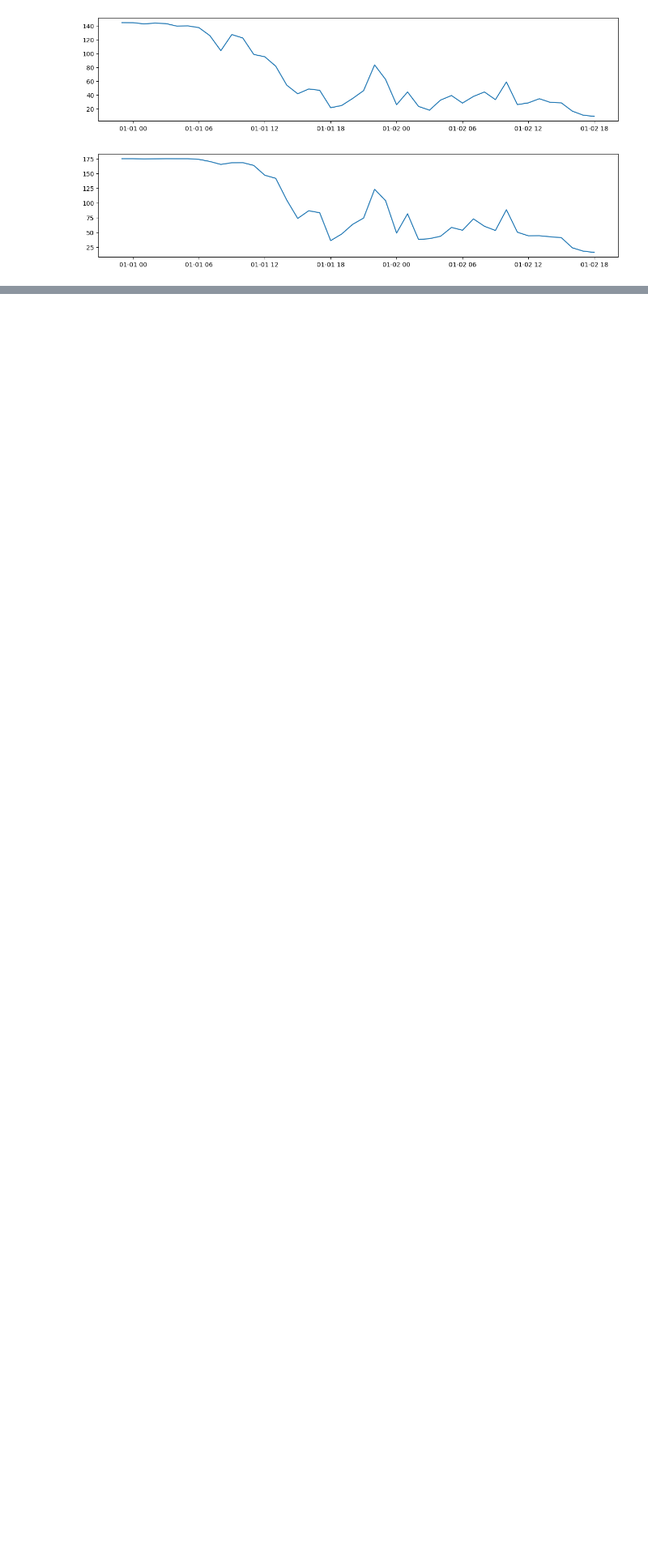
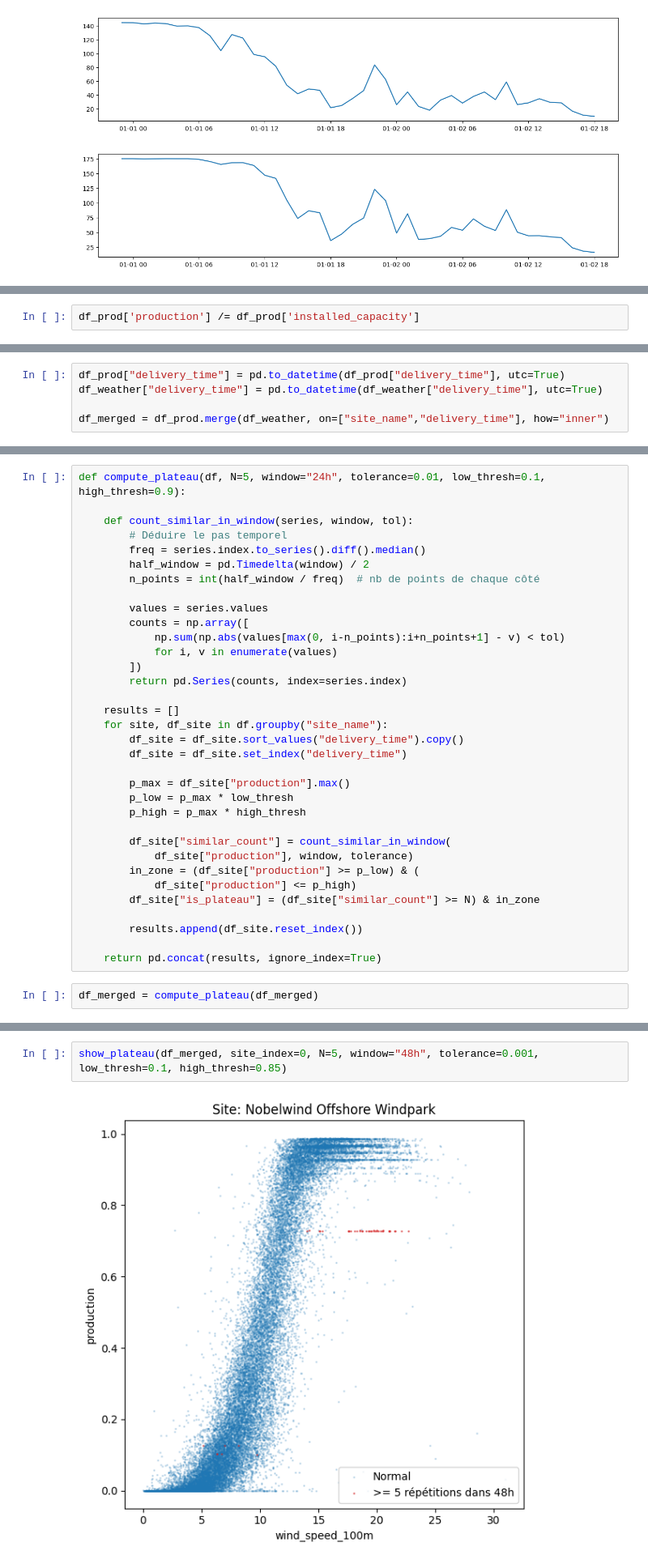
Before and after one commit to Nicolas2412/wind_forecast, a Jupyter notebook: wpp_forecast.ipynb, the cells around one changed output, grey strips where cells are left out. Shown at 81% size. Saved outputs shown, nothing was run; the diff lists cells and outputs as text; blank space fills up the shorter version.

Commit message:
exploration solution pour les plateaux

```diff
--- a/wpp_forecast.ipynb
+++ b/wpp_forecast.ipynb
@@ -92,0 +102,2 @@ plt.show()
+# %%
+df_prod['production'] /= df_prod['installed_capacity']
@@ -92,0 +126,5 @@ plt.show()
+# %%
+df_prod["delivery_time"] = pd.to_datetime(df_prod["delivery_time"], utc=True)
+df_weather["delivery_time"] = pd.to_datetime(df_weather["delivery_time"], utc=True)
+
+df_merged = df_prod.merge(df_weather, on=["site_name","delivery_time"], how="inner")
@@ -92,0 +141,36 @@ plt.show()
+# %%
+def compute_plateau(df, N=5, window="24h", tolerance=0.01, low_thresh=0.1, high_thresh=0.9):
+
+    def count_similar_in_window(series, window, tol):
+        # Déduire le pas temporel
+        freq = series.index.to_series().diff().median()
+        half_window = pd.Timedelta(window) / 2
+        n_points = int(half_window / freq)  # nb de points de chaque côté
+
+        values = series.values
+        counts = np.array([
+            np.sum(np.abs(values[max(0, i-n_points):i+n_points+1] - v) < tol)
+            for i, v in enumerate(values)
+        ])
+        return pd.Series(counts, index=series.index)
+
+    results = []
+    for site, df_site in df.groupby("site_name"):
+        df_site = df_site.sort_values("delivery_time").copy()
+        df_site = df_site.set_index("delivery_time")
+
+        p_max = df_site["production"].max()
+        p_low = p_max * low_thresh
+        p_high = p_max * high_thresh
+
+        df_site["similar_count"] = count_similar_in_window(
+            df_site["production"], window, tolerance)
+        in_zone = (df_site["production"] >= p_low) & (
+            df_site["production"] <= p_high)
+        df_site["is_plateau"] = (df_site["similar_count"] >= N) & in_zone
+
+        results.append(df_site.reset_index())
+
+    return pd.concat(results, ignore_index=True)
+# %%
+df_merged = compute_plateau(df_merged)
@@ -92,0 +223,4 @@ plt.show()
+# %%
+show_plateau(df_merged, site_index=0, N=5, window="48h", tolerance=0.001, low_thresh=0.1, high_thresh=0.85)
+# %% [output]
+[figure, added]
```
Also changed, not shown: parts of 8 cells of this notebook.
